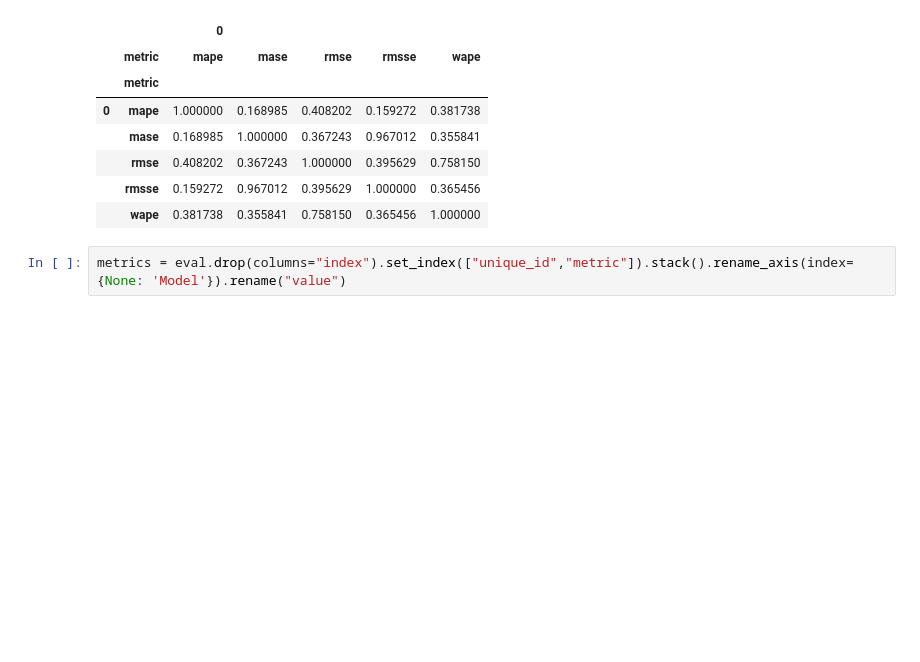
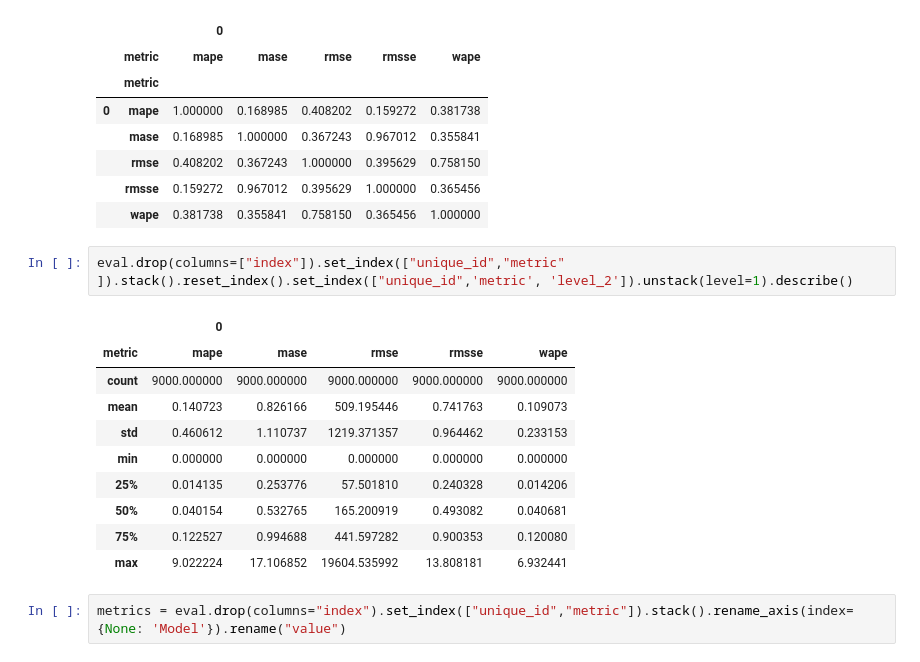
Before and after one commit to JLiekenbrock/m4_tests, a Jupyter notebook: nixtla_checks.ipynb, the cells around one changed output. Cells and saved outputs as stored; diff of their text form; blank space fills up the shorter version.

```diff
--- a/nixtla_checks.ipynb
+++ b/nixtla_checks.ipynb
@@ -307,6 +307,19 @@ eval.drop(columns=["index"]).set_index(["unique_id","metric" ]).stack().reset_in
 |  | rmse | 0.408202 | 0.367243 | 1.000000 | 0.395629 | 0.758150 |
 |  | rmsse | 0.159272 | 0.967012 | 0.395629 | 1.000000 | 0.365456 |
 |  | wape | 0.381738 | 0.355841 | 0.758150 | 0.365456 | 1.000000 |
+# %%
+eval.drop(columns=["index"]).set_index(["unique_id","metric" ]).stack().reset_index().set_index(["unique_id",'metric', 'level_2']).unstack(level=1).describe()
+# %% [output]
+|  | 0 |  |  |  |  |
+| metric | mape | mase | rmse | rmsse | wape |
+| count | 9000.000000 | 9000.000000 | 9000.000000 | 9000.000000 | 9000.000000 |
+| mean | 0.140723 | 0.826166 | 509.195446 | 0.741763 | 0.109073 |
+| std | 0.460612 | 1.110737 | 1219.371357 | 0.964462 | 0.233153 |
+| min | 0.000000 | 0.000000 | 0.000000 | 0.000000 | 0.000000 |
+| 25% | 0.014135 | 0.253776 | 57.501810 | 0.240328 | 0.014206 |
+| 50% | 0.040154 | 0.532765 | 165.200919 | 0.493082 | 0.040681 |
+| 75% | 0.122527 | 0.994688 | 441.597282 | 0.900353 | 0.120080 |
+| max | 9.022224 | 17.106852 | 19604.535992 | 13.808181 | 6.932441 |
 # %%
 metrics = eval.drop(columns="index").set_index(["unique_id","metric"]).stack().rename_axis(index={None: 'Model'}).rename("value")
 # %%
```
